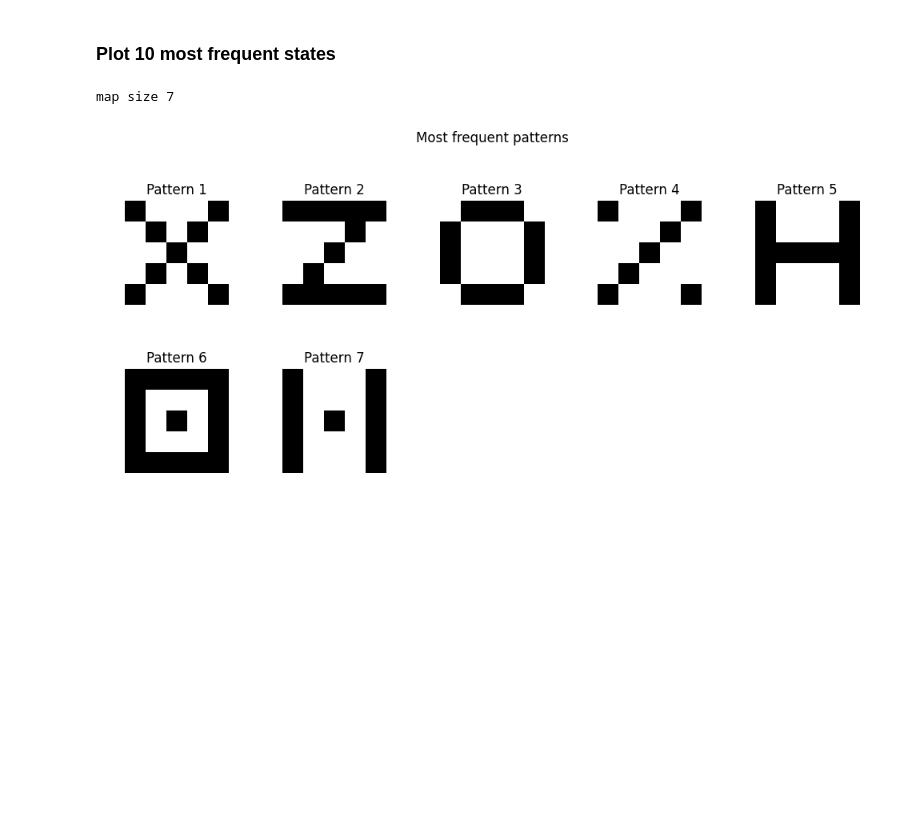
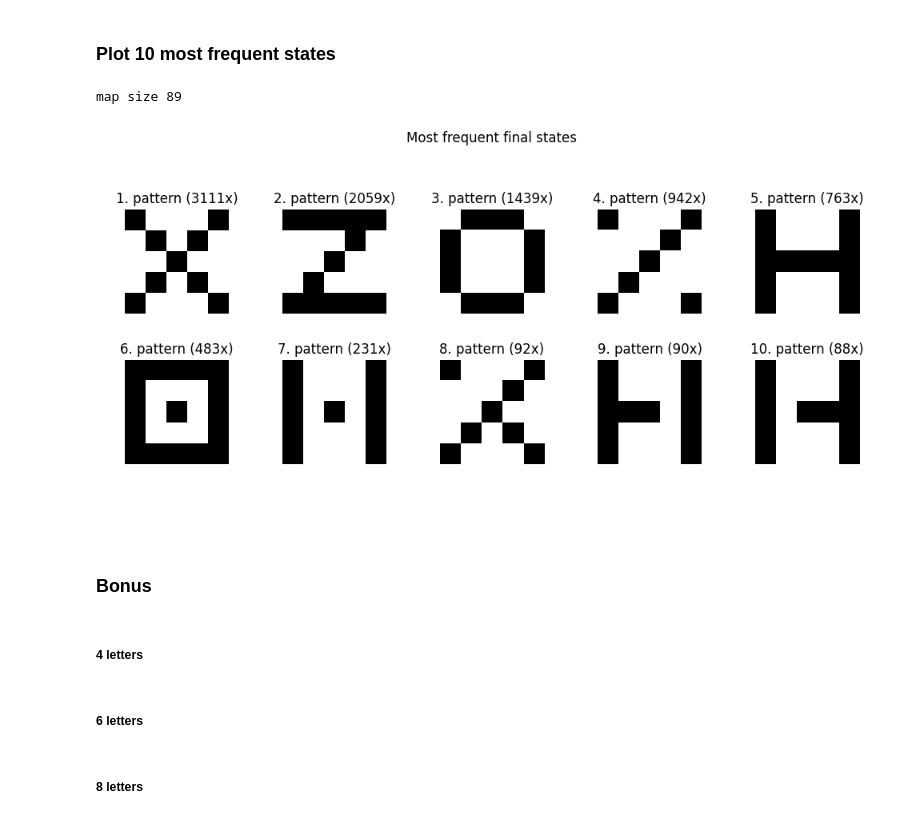
Before and after one commit to misosvec/neural-networks-assignments, a Jupyter notebook: hopfield-network/main.ipynb, the cells around one changed output. Cells and saved outputs as stored; diff of their text form; code cells hidden in the pictures; blank space fills up the shorter version.

```diff
--- a/hopfield-network/main.ipynb
+++ b/hopfield-network/main.ipynb
@@ -105,27 +117,27 @@ ta_count = 0
 fa_count = 0
 lc_count = 0
 most_frequent = defaultdict(int)
-for i in range(1000):
-    # print(f'Iteration {i}')
+
+for i in range(10000):
+    if i % 100 == 0:
+        print(f'Iteration {i}')
     rp = np.random.choice([-1, 1], size=35)
-    # print(rp)
     states, energies, is_fixed_point = network.run_sync(rp)
     final_state = states[-1]
 
     if not is_fixed_point:
         lc_count += 1
-        continue
+    else:
+        true_attractor = False
+        for p in patterns:
+            if np.all(final_state == p) or np.all(final_state == -p):
+                true_attractor = True
+                break
 
-    true_attractor = False
-    for p in patterns:
-        if np.all(final_state == p) or np.all(final_state == -p):
-            true_attractor = True
-            break
-
-    if true_attractor:
-        ta_count += 1
-    else:
-        fa_count += 1
+        if true_attractor:
+            ta_count += 1
+        else:
+            fa_count += 1
 
     if final_state[0] == -1:
         final_state *= -1
@@ -144,19 +195,25 @@ Limit cycles: 98
 # %%
 import matplotlib.pyplot as plt
 
 plt.figure(figsize=(10, 5))
 
-plt.title('Most frequent patterns')
+plt.title('Most frequent final states')
 plt.axis('off')
 print('map size', len(most_frequent))
 
 for i, (key, val) in enumerate(sorted(most_frequent.items(), key=lambda item: item[1], reverse=True)[:10]):
     plt.subplot(2, 5, i+1)
-    plt.title(f'Pattern {i+1}')
+    plt.title(f'{i+1}. pattern ({val}x)')
     plt.imshow(np.array(key).reshape(5, 7), cmap='gray')
     plt.axis('off')
     plt.tight_layout()
+
+plt.savefig('most_frequent_patterns.png', dpi=300, bbox_inches='tight')
 plt.show()
 # %% [output]
-map size 7
+map size 89
-[figure, old version]
+[figure, new version]
+# %% [markdown]
+### Bonus
+# %% [markdown]
+##### 4 letters
@@ -162,0 +236,2 @@ map size 7
+# %% [markdown]
+##### 6 letters
@@ -162,0 +254,2 @@ map size 7
+# %% [markdown]
+##### 8 letters
```
Also changed, not shown: parts of 15 cells of this notebook, 5 other files.
